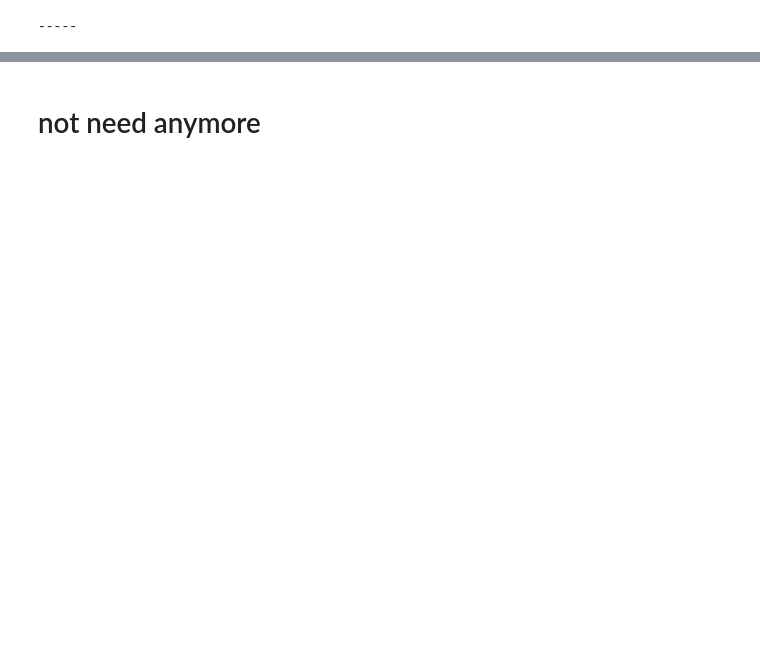
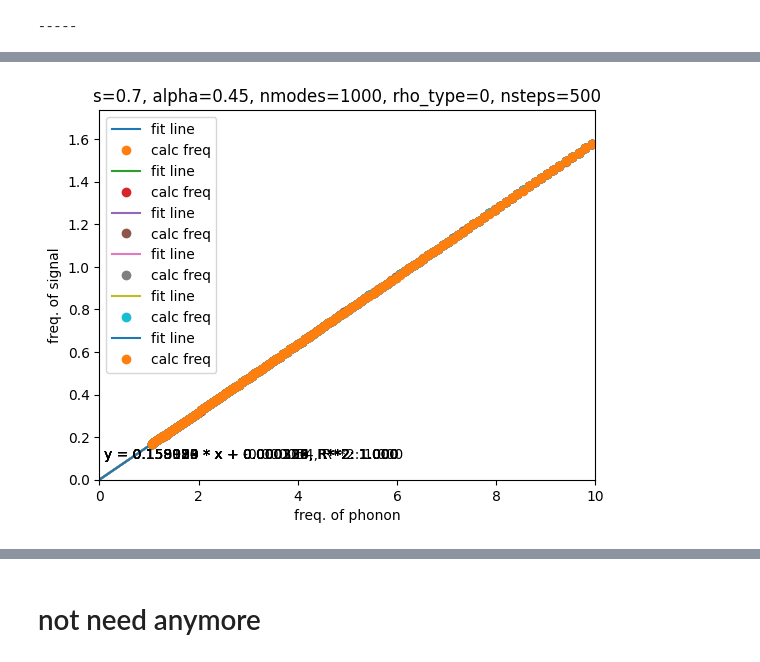
Before and after one commit to ansatzX/2024-SBM, a Jupyter notebook: t_Srho.ipynb, the cells around one changed output, grey strips where cells are left out. Saved outputs shown, nothing was run; the diff lists cells and outputs as text; code cells hidden in the pictures; blank space fills up the shorter version.

```diff
--- a/t_Srho.ipynb
+++ b/t_Srho.ipynb
@@ -163,0 +415,18 @@ dats = [ get_signal_amp(mother_folder=mother_folder, data_dict=vn_entropy_1site_
+# %%
+incoherent_points_freq_fit_results = {}
+for line in sorted([ s for s in os.listdir(mother_folder) if s.startswith('traj_s') ]):
+    s, alpha, Omega, omega_c, nmodes, bond_dims, td_method, rho_type = read_job_parameter(line)
+    # points = { i_step : f'{i_step:04}_step_entropy_1site.pickle' for i_step in range(nsteps) }
+
+    # key = line
+    # print(s, alpha)
+    if (s, alpha) in incoherent_points:
+        parms = draw_freq_plot_withfit(s, alpha, mother_folder, vn_entropy_1site_all_lines, True)
+        a = parms[0]
+        b = parms[1]
+        r_2 = parms[2]
+        key = line
+
+        incoherent_points_freq_fit_results[key] = (a, b)
+# %% [output]
+[figure, added]
```
Also changed, not shown: parts of 56 cells of this notebook, 3 other files.
